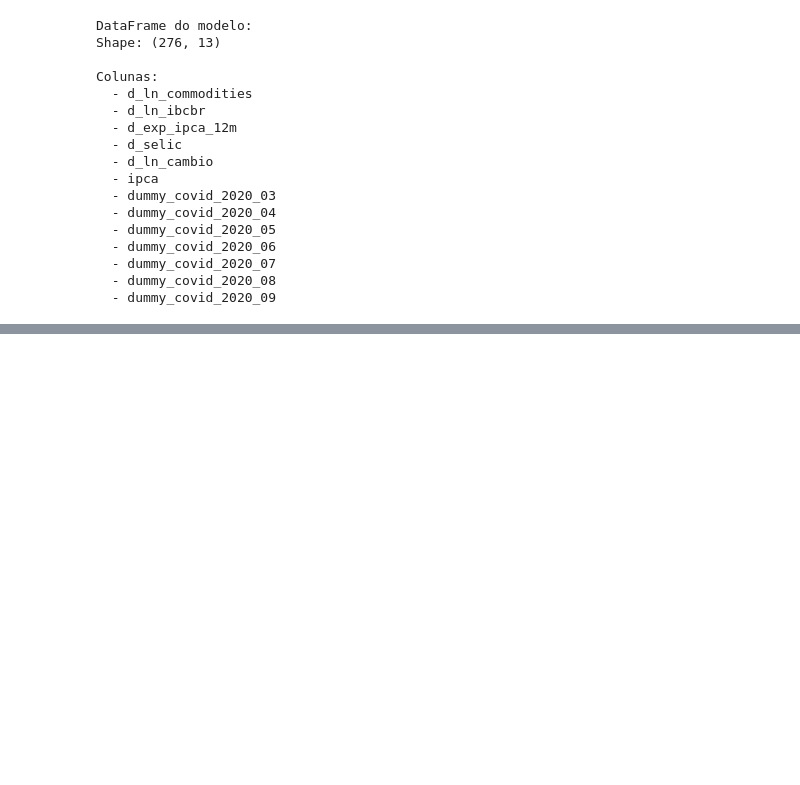
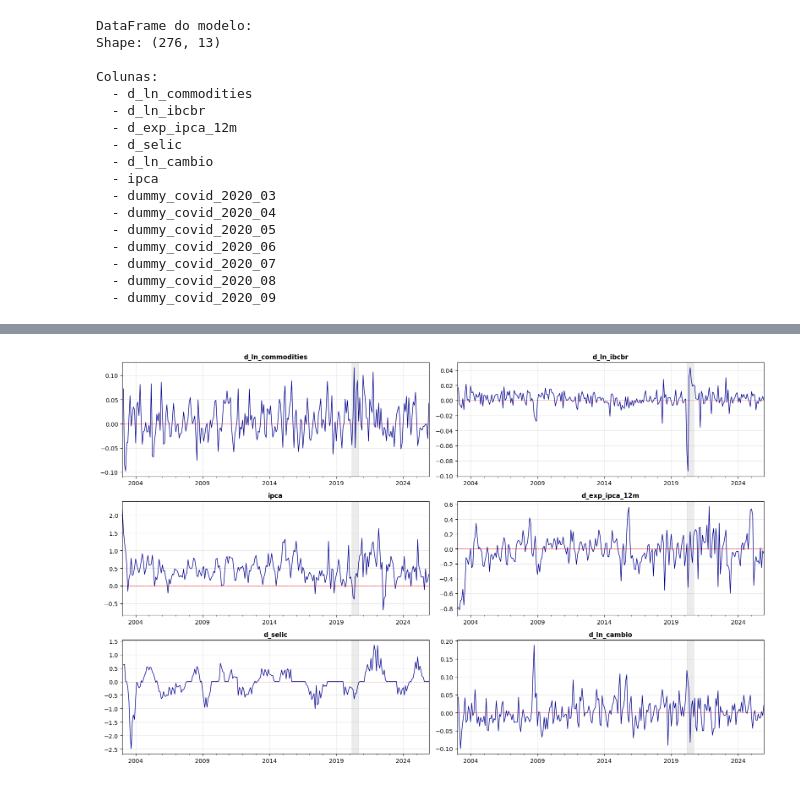
Before and after one commit to lDelmondes/politica-monetaria-br, a Jupyter notebook: notebooks/05_var_baseline.ipynb, the cells around one changed output, grey strips where cells are left out. Cells and saved outputs as stored; diff of their text form; code cells hidden in the pictures; blank space fills up the shorter version.

Commit message:
Adicionar visualizacao das variaiveis que vão ser utilizadas no VAR baseline

```diff
--- a/notebooks/05_var_baseline.ipynb
+++ b/notebooks/05_var_baseline.ipynb
@@ -142,0 +214,33 @@ Colunas:
+# %%
+# Variáveis do modelo (em diferença ou nível)
+vars_modelo = [
+    'd_ln_commodities',
+    'd_ln_ibcbr',
+    'ipca',  # única em nível
+    'd_exp_ipca_12m',
+    'd_selic',
+    'd_ln_cambio',
+]
+
+fig, axes = plt.subplots(nrows=3, ncols=2, figsize=(16, 10))
+axes = axes.flatten()
+
+for i, col in enumerate(vars_modelo):
+    ax = axes[i]
+    df_modelo[col].plot(ax=ax, color='darkblue', linewidth=1)
+
+    # Linha horizontal em zero como referência
+    ax.axhline(y=0, color='red', linewidth=0.6, linestyle='--', alpha=0.7)
+
+    # Sombreia o período da pandemia para referência
+    ax.axvspan('2020-03', '2020-09', alpha=0.15, color='gray')
+
+    ax.set_title(col, fontsize=11, fontweight='bold')
+    ax.set_xlabel('')
+    ax.grid(True, alpha=0.3)
+
+plt.tight_layout()
+plt.savefig('../outputs/figures/05_variaveis_modelo.png', dpi=120, bbox_inches='tight')
+plt.show()
+# %% [output]
+[figure, added]
```
Also changed, not shown: parts of 2 cells of this notebook, 2 other files.
